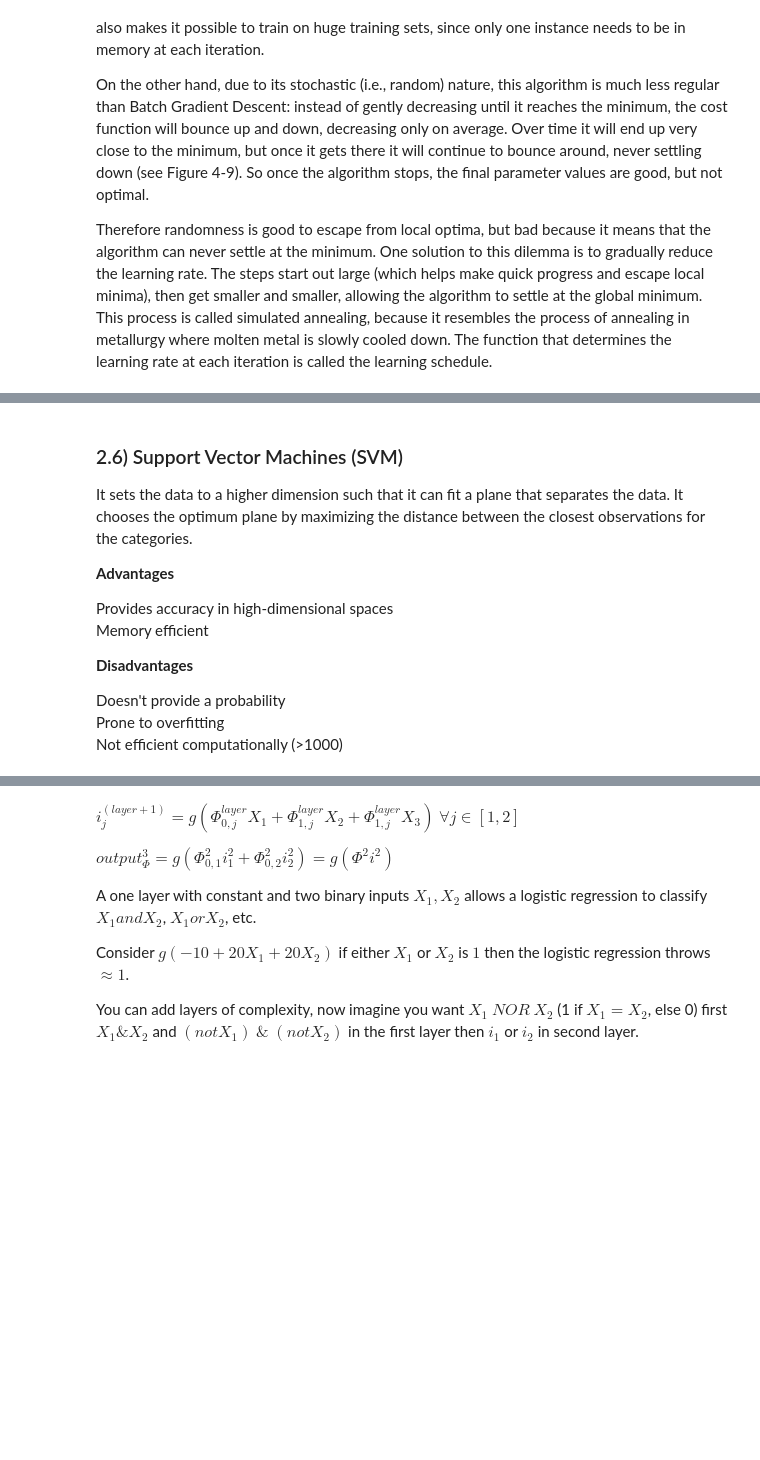
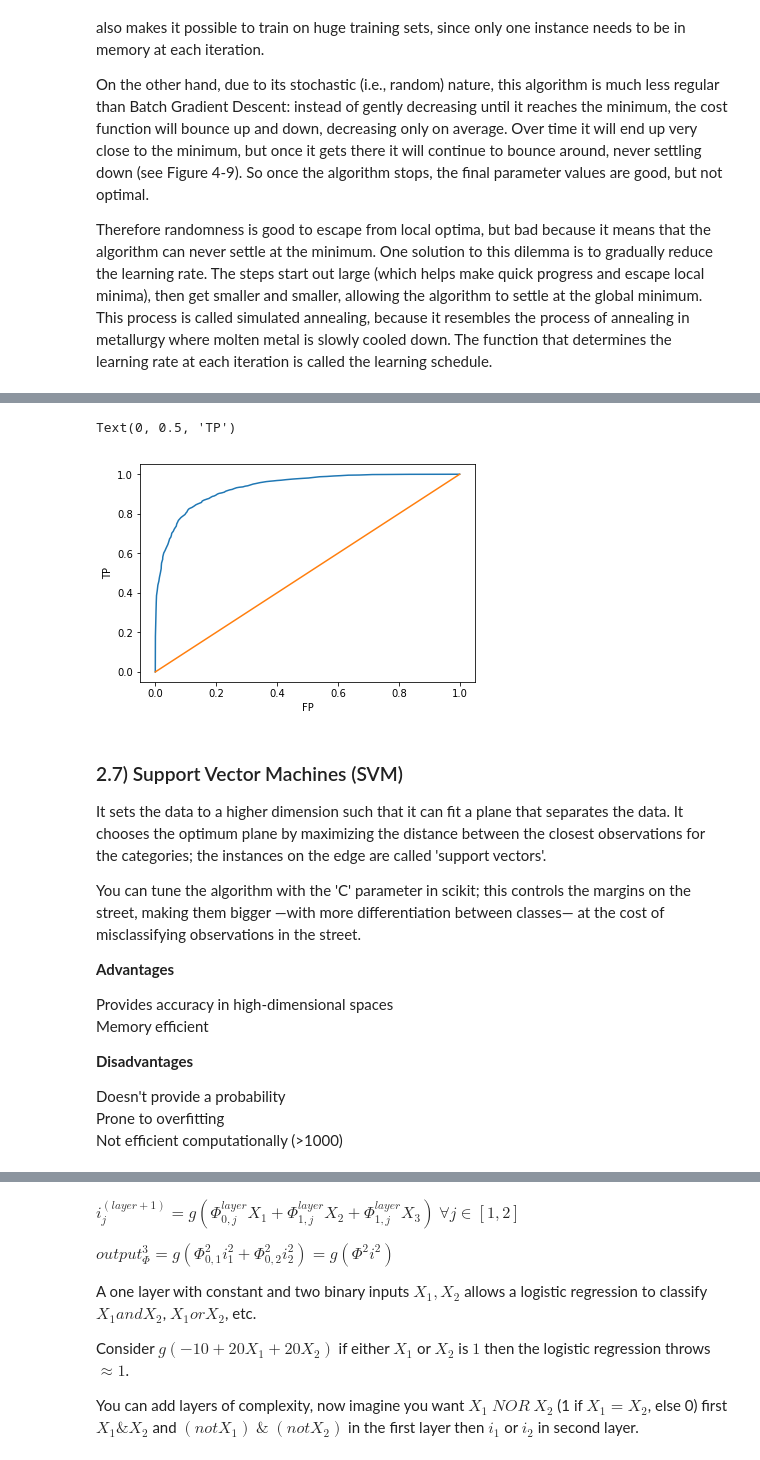
Before and after one commit to hheimpel/Python_samples, a Jupyter notebook: General_Python.ipynb, the cells around one changed output, grey strips where cells are left out. Saved outputs shown, nothing was run; the diff lists cells and outputs as text; code cells hidden in the pictures; blank space fills up the shorter version.

```diff
--- a/General_Python.ipynb
+++ b/General_Python.ipynb
@@ -1296,7 +1567,43 @@ Therefore randomness is good to escape from local optima, but bad because it mea
+# %%
+from sklearn.linear_model import LogisticRegression
+from sklearn.metrics import confusion_matrix
+from sklearn.model_selection import train_test_split
+import matplotlib.pyplot as plt
+%matplotlib inline
+import warnings
+warnings.filterwarnings("ignore")
+
+X = 5*np.random.randn(5000,10) #random matrix, normal mean 0, std = 5
+y_ast = X@np.array([i for i in range(1,11)])+50*np.random.randn(5000,)
+y = np.array(list(map(lambda e : 0 if e < 0 else 1, y_ast)))
+
+LR = LogisticRegression(C=0.01, solver='liblinear').fit(X,y)
+y_proba = LR.predict_proba(X)
+y_proba = list(map(lambda e : e[0], y_proba))
+
+tp_rates = []
+fp_rates = []
+
+for i in range(101):
+    y_hat = list(map(lambda e :  0 if e>0+.01*i else 1, y_proba))
+    tn, fp, fn, tp = confusion_matrix(y, y_hat).ravel()
+    tp_rates.append(tp/(tp+fn))
+    fp_rates.append(fp/(tn+fp))
+
+
+plt.plot(fp_rates,tp_rates)
+plt.plot([i/100 for i in range(101)],[i/100 for i in range(101)])
+plt.xlabel('FP')
+plt.ylabel('TP')
+# %% [output]
+Text(0, 0.5, 'TP')
+[figure, added]
 # %% [markdown]
-### 2.6) Support Vector Machines (SVM)
+### 2.7) Support Vector Machines (SVM)
 
-It sets the data to a higher dimension such that it can fit a plane that separates the data. It chooses the optimum plane by maximizing the distance between the closest observations for the categories.
+It sets the data to a higher dimension such that it can fit a plane that separates the data. It chooses the optimum plane by maximizing the distance between the closest observations for the categories; the instances on the edge are called 'support vectors'.
+
+You can tune the algorithm with the 'C' parameter in scikit; this controls the margins on the street, making them bigger —with more differentiation between classes—  at the cost of misclassifying observations in the street.
 
 **Advantages**
 
```
Also changed, not shown: parts of 38 cells of this notebook.
